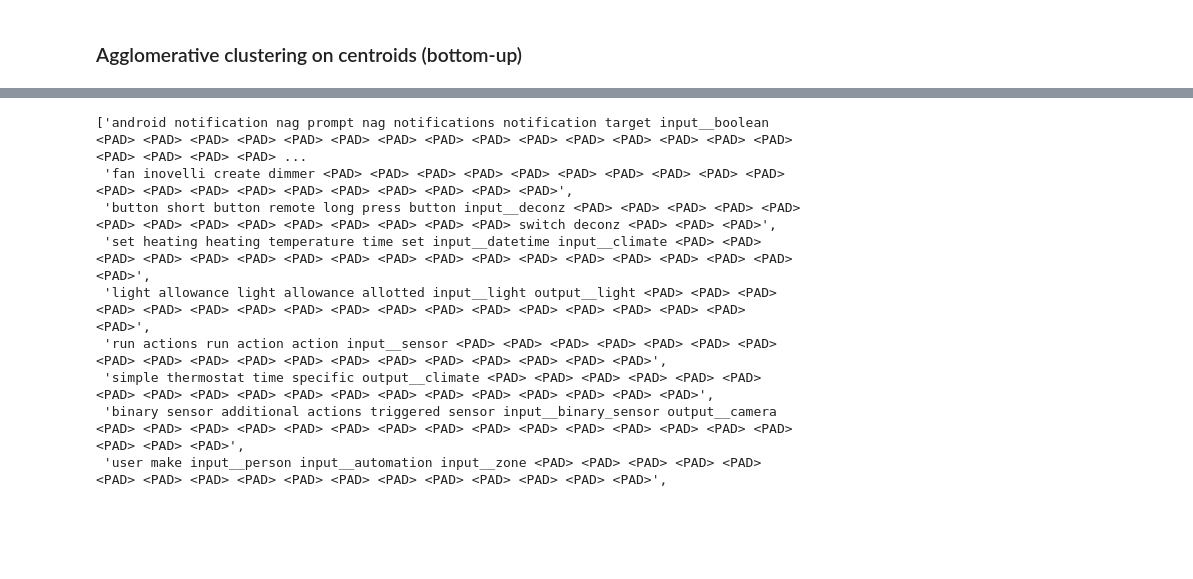
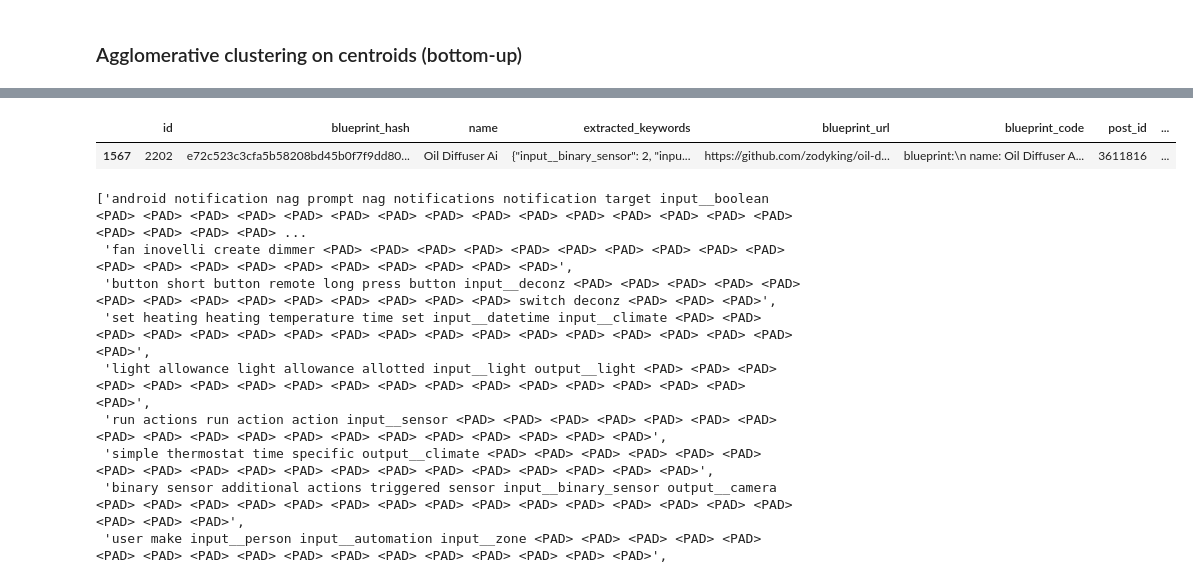
Before and after one commit to 598975/BP-classification, a Jupyter notebook: notebooks/260128-hierarchical-clustering.ipynb, the cells around one changed output, grey strips where cells are left out. Drawn from its saved outputs; the diff is of its cells as text; code cells hidden in the pictures; blank space fills up the shorter version.

```diff
--- a/notebooks/260128-hierarchical-clustering.ipynb
+++ b/notebooks/260128-hierarchical-clustering.ipynb
@@ -513,3 +511,8 @@ def write_to_md(filename: str):
             f.write(f"</details>\n\n")
 c_name = "agg_clusters_d_threshold_55_fine"
 write_to_md(f"output/{c_name}.md")
+# %%
+bp_df[bp_df["topic_id"] == "941758"]
+# %% [output]
+|  | id | blueprint_hash | name | extracted_keywords | blueprint_url | blueprint_code | post_id | ... |
+| 1567 | 2202 | e72c523c3cfa5b58208bd45b0f7f9dd80... | Oil Diffuser Ai | {"input__binary_sensor": 2, "inpu... | https://github.com/zodyking/oil-d... | blueprint:\n name: Oil Diffuser A... | 3611816 | ... |
```
Also changed, not shown: parts of 8 cells of this notebook, 20 other files.
